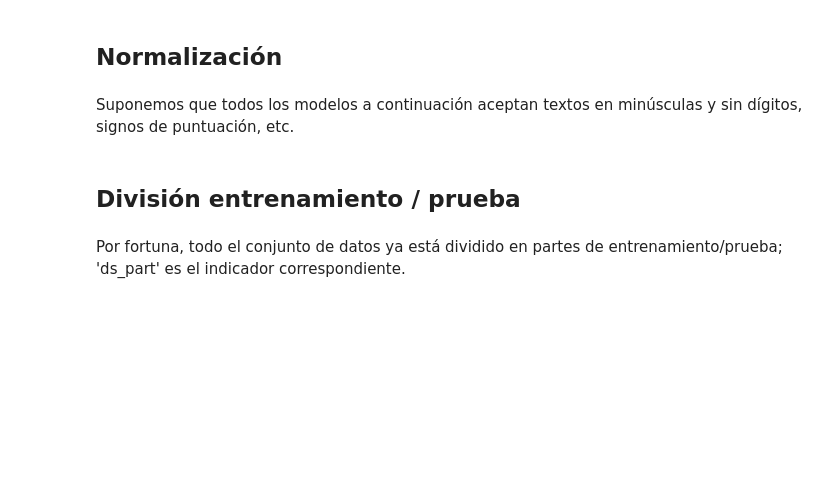
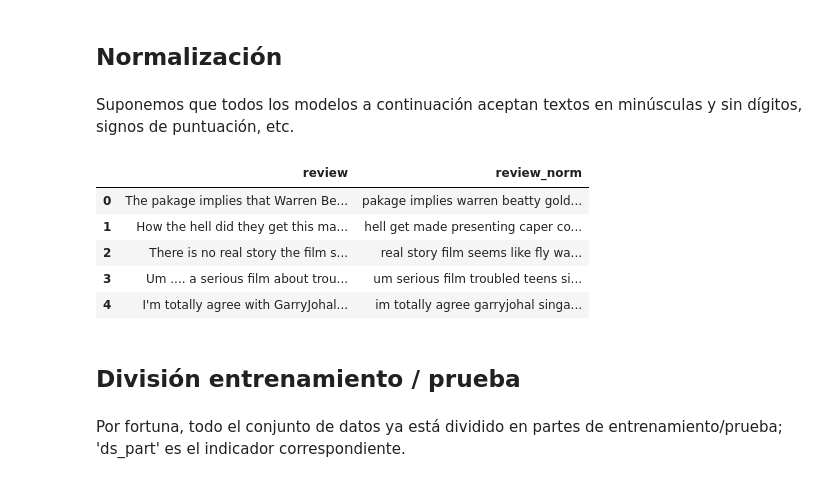
Before and after one commit to ErayFaSol/Sprint-14-Aprendizaje-automatico-para-textos, a Jupyter notebook: proyecto14.ipynb, the cells around one changed output. Saved outputs shown, nothing was run; the diff lists cells and outputs as text; code cells hidden in the pictures; blank space fills up the shorter version.

```diff
--- a/proyecto14.ipynb
+++ b/proyecto14.ipynb
@@ -337,8 +371,30 @@ def evaluate_model(model, train_features, train_target, test_features, test_targ
 ## Normalización
 # %% [markdown]
 Suponemos que todos los modelos a continuación aceptan textos en minúsculas y sin dígitos, signos de puntuación, etc.
-# %%
-df_reviews['review_norm'] = ...# <escribe tu código aquí>
+# %%
+def normalize_text(text):
+    # Convertir a minúsculas
+    text = text.lower()
+    # Eliminar signos de puntuación
+    text = text.translate(str.maketrans('', '', string.punctuation))
+    # Eliminar dígitos
+    text = re.sub(r'\\d+', '', text)
+    # Eliminar stopwords
+    stop_words = set(stopwords.words('english'))
+    text = ' '.join([word for word in text.split() if word not in stop_words])
+    return text
+
+df_reviews['review_norm'] = df_reviews['review'].progress_apply(normalize_text)
+
+# Verificación de las primeras filas para confirmar la normalización
+display(df_reviews[['review', 'review_norm']].head())
+# %% [output]
+|  | review | review_norm |
+| 0 | The pakage implies that Warren Be... | pakage implies warren beatty gold... |
+| 1 | How the hell did they get this ma... | hell get made presenting caper co... |
+| 2 | There is no real story the film s... | real story film seems like fly wa... |
+| 3 | Um .... a serious film about trou... | um serious film troubled teens si... |
+| 4 | I'm totally agree with GarryJohal... | im totally agree garryjohal singa... |
 # %% [markdown]
 ## División entrenamiento / prueba
 # %% [markdown]
```
Also changed, not shown: parts of 15 cells of this notebook.
